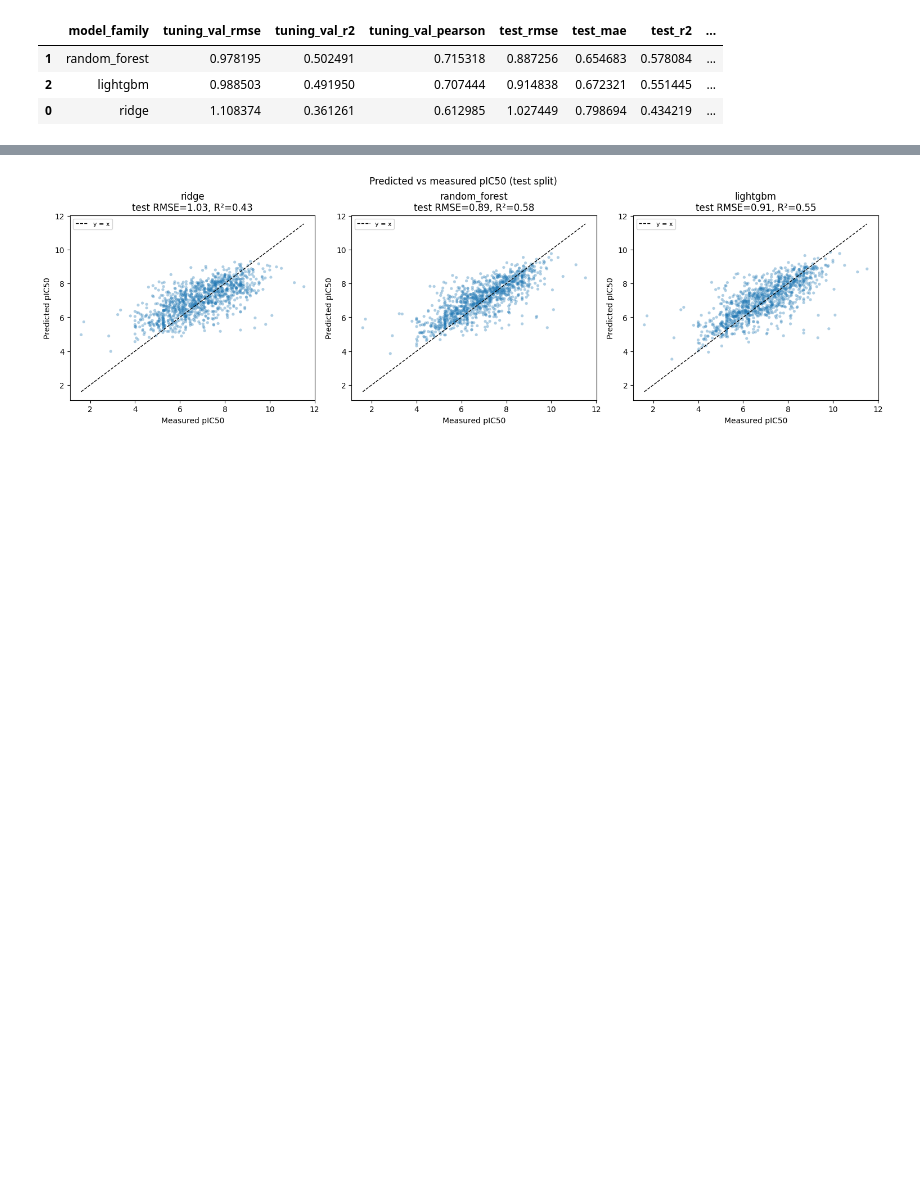
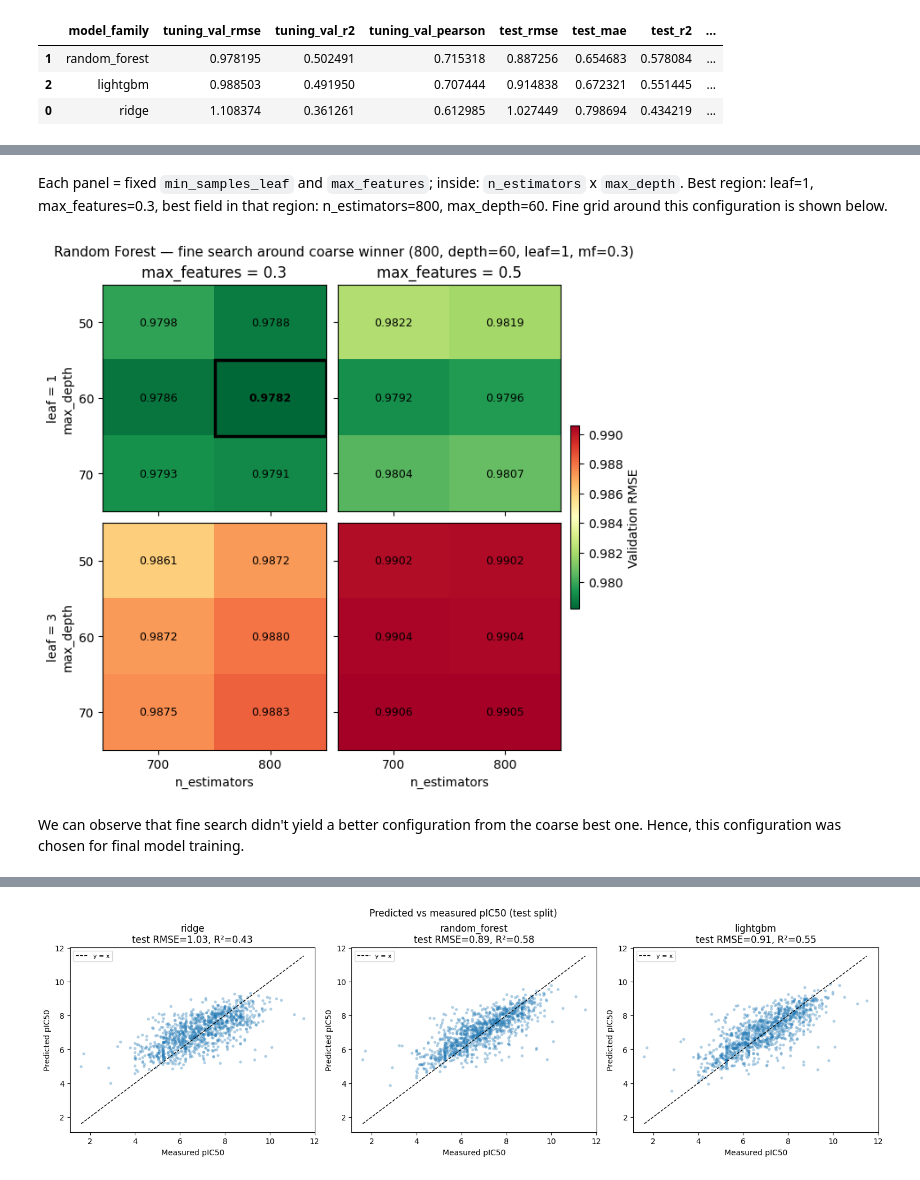
Before and after one commit to killica/DrugDiscovery, a Jupyter notebook: data/03_models.ipynb, the cells around one changed output, grey strips where cells are left out. Saved outputs shown, nothing was run; the diff lists cells and outputs as text; code cells hidden in the pictures; blank space fills up the shorter version.

```diff
--- a/data/03_models.ipynb
+++ b/data/03_models.ipynb
@@ -535,0 +609,72 @@ tuning_results[display_cols].sort_values('test_rmse')
+# %% [markdown]
+Each panel = fixed `min_samples_leaf` and `max_features`; inside: `n_estimators` x `max_depth`. Best region: leaf=1, max_features=0.3, best field in that region: n_estimators=800, max_depth=60. Fine grid around this configuration is shown below.
+# %%
+# Random Forest - Fine Search
+
+fine = rf_hist[rf_hist['stage'] == 'fine'].copy()
+
+COARSE_BEST = {
+    'n_estimators': 800,
+    'max_depth': 60,
+    'min_samples_leaf': 1,
+    'max_features': '0.3',
+}
+
+leaves = sorted(fine['min_samples_leaf'].unique())
+mfs = sorted(fine['max_features'].unique(), key=lambda x: (x != '0.3', x))
+
+fig, axes = plt.subplots(len(leaves), len(mfs), figsize=(3.4 * len(mfs), 3.0 * len(leaves)),
+                         sharex=True, sharey=True, constrained_layout=True)
+
+vmin, vmax = fine['val_rmse'].min(), fine['val_rmse'].max()
+
+for i, leaf in enumerate(leaves):
+    for j, mf in enumerate(mfs):
+        ax = axes[i, j]
+        sub = fine[(fine['min_samples_leaf'] == leaf) & (fine['max_features'] == mf)]
+        pivot = sub.pivot(index='max_depth', columns='n_estimators', values='val_rmse')
+        pivot = pivot.sort_index().sort_index(axis=1)
+
+        im = ax.imshow(pivot.values, cmap='RdYlGn_r', vmin=vmin, vmax=vmax, aspect='auto')
+
+        for r, depth in enumerate(pivot.index):
+            for c, n_est in enumerate(pivot.columns):
+                val = pivot.loc[depth, n_est]
+                is_best = (
+                    int(n_est) == COARSE_BEST['n_estimators']
+                    and int(depth) == COARSE_BEST['max_depth']
+                    and int(leaf) == COARSE_BEST['min_samples_leaf']
+                    and mf == COARSE_BEST['max_features']
+                )
+                ax.text(
+                    c, r, f'{val:.4f}',
+                    ha='center', va='center', fontsize=9,
+                    fontweight='bold' if is_best else 'normal',
+                )
+                if is_best:
+                    ax.add_patch(plt.Rectangle((c - 0.5, r - 0.5), 1, 1,
+                                                 fill=False, edgecolor='black', linewidth=2.5))
+
+        if i == 0:
+            ax.set_title(f'max_features = {mf}')
+        if j == 0:
+            ax.set_ylabel(f'leaf = {leaf}\nmax_depth')
+        if i == len(leaves) - 1:
+            ax.set_xlabel('n_estimators')
+            ax.set_xticks(range(len(pivot.columns)))
+            ax.set_xticklabels(pivot.columns.astype(int))
+        ax.set_yticks(range(len(pivot.index)))
+        ax.set_yticklabels(pivot.index.astype(int))
+
+fig.colorbar(im, ax=axes.ravel().tolist(), fraction=0.02, pad=0.02, label='Validation RMSE')
+fig.suptitle(
+    'Random Forest — fine search around coarse winner '
+    f"({COARSE_BEST['n_estimators']}, depth={COARSE_BEST['max_depth']}, "
+    f"leaf={COARSE_BEST['min_samples_leaf']}, mf={COARSE_BEST['max_features']})",
+    y=1.03, fontsize=11,
+)
+plt.show()
+# %% [output]
+[figure, added]
+# %% [markdown]
+We can observe that fine search didn't yield a better configuration from the coarse best one. Hence, this configuration was chosen for final model training.
```
Also changed, not shown: parts of 7 cells of this notebook.
